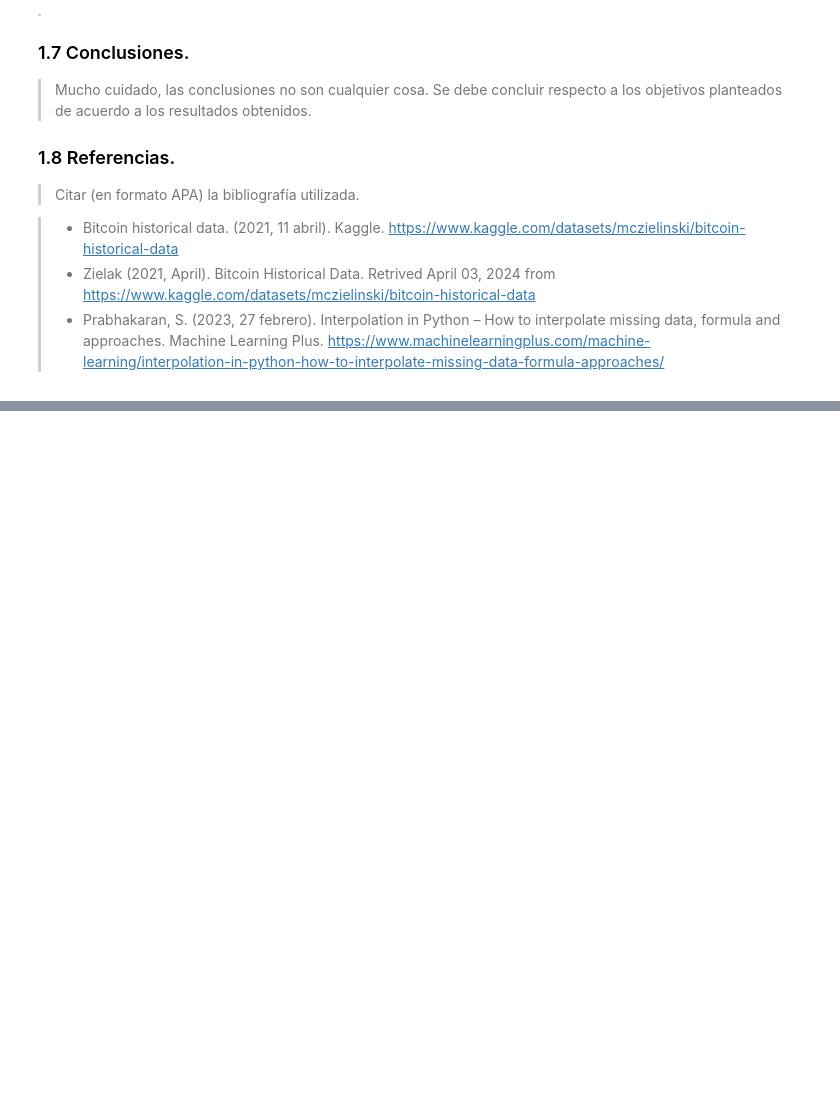
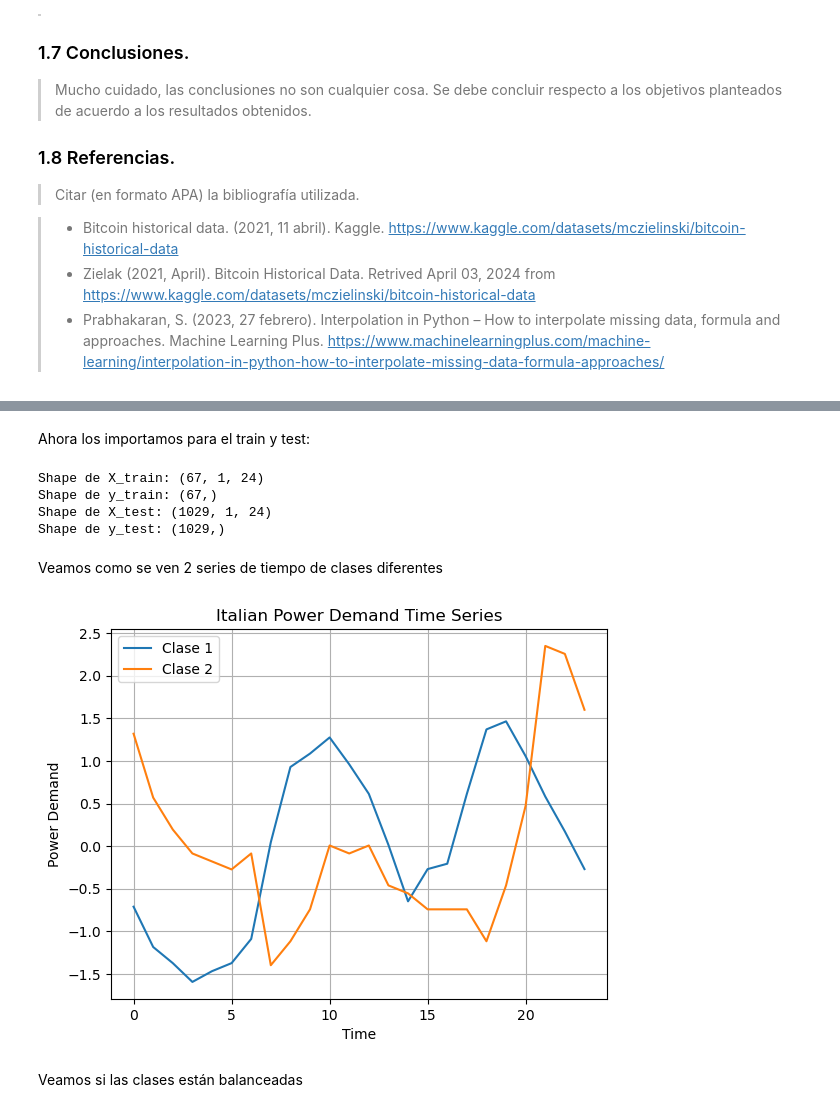
Before and after one commit to Andr3Glez/proyecto_modulo1, a Jupyter notebook: ProyectoModulo1_GonzalezA_DueñasS.ipynb, the cells around one changed output, grey strips where cells are left out. Saved outputs shown, nothing was run; the diff lists cells and outputs as text; code cells hidden in the pictures; blank space fills up the shorter version.

```diff
--- a/ProyectoModulo1_GonzalezA_DueñasS.ipynb
+++ b/ProyectoModulo1_GonzalezA_DueñasS.ipynb
@@ -1593,0 +1627,37 @@ plt.show()
+# %% [markdown]
+Ahora los importamos para el train y test:
+# %%
+X_train, y_train = load_italy_power_demand(split="train", return_type="numpy3D")
+X_test, y_test = load_italy_power_demand(split="test", return_type="numpy3D")
+# %%
+print(f"Shape de X_train: {X_train.shape}\n"
+      f"Shape de y_train: {y_train.shape}\n"
+      f"Shape de X_test: {X_test.shape}\n"
+      f"Shape de y_test: {y_test.shape}\n")
+# %% [output]
+Shape de X_train: (67, 1, 24)
+Shape de y_train: (67,)
+Shape de X_test: (1029, 1, 24)
+Shape de y_test: (1029,)
+# %% [markdown]
+Veamos como se ven 2 series de tiempo de clases diferentes
+# %%
+# Verificar si hay instancias de cada clase en los datos de entrenamiento
+clases_presentes = np.unique(y_train)
+
+for clase in clases_presentes:
+    indices_clase = np.where(y_train == clase)[0]
+    if len(indices_clase) > 0:
+        serie_temporal = X_train[indices_clase[0], 0, :]  # Seleccionar la primera serie temporal de la clase
+        plt.plot(serie_temporal, label=f'Clase {clase}')
+
+plt.title('Italian Power Demand Time Series')
+plt.xlabel('Time')
+plt.ylabel('Power Demand')
+plt.legend()
+plt.grid(True)
+plt.show()
+# %% [output]
+[figure, added]
+# %% [markdown]
+Veamos si las clases están balanceadas
```
Also changed, not shown: parts of 22 cells of this notebook.
